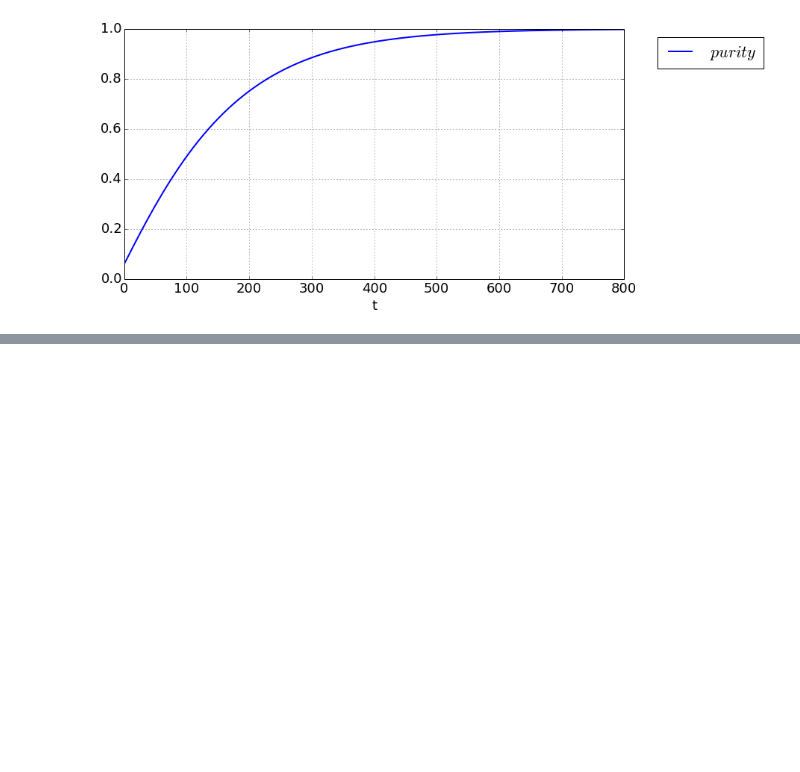
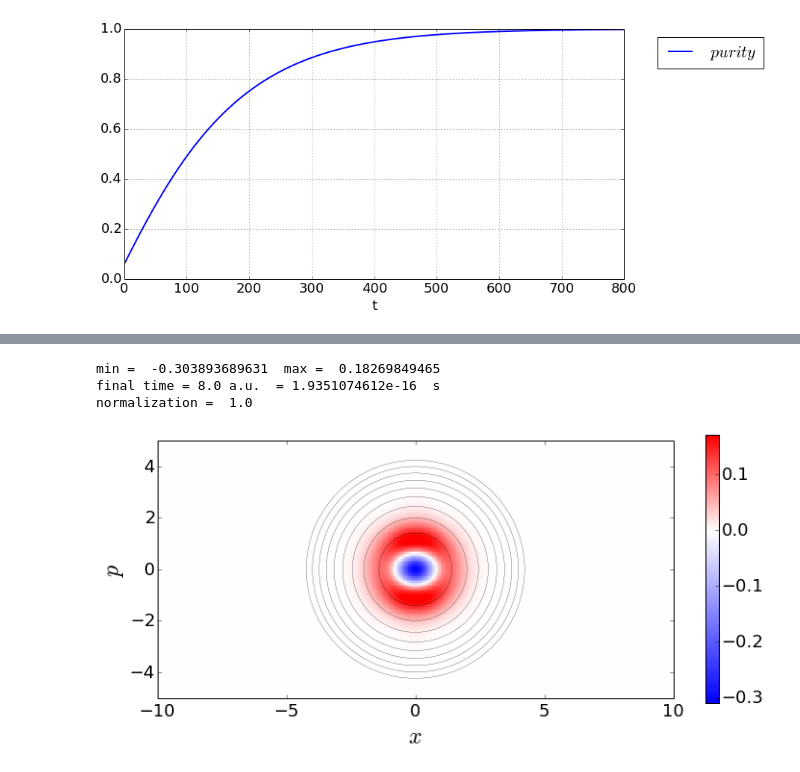
Before and after one commit to cabrer7/PyWignerCUDA, a Jupyter notebook: instances/Wigner2D_GPitaevskii/Wigner2D_GPitaevskii_X2_Bloch.ipynb, the cells around one changed output, grey strips where cells are left out. Cells and saved outputs as stored; diff of their text form; code cells hidden in the pictures; blank space fills up the shorter version.

Commit message:
Wigner GPitaevskii Bloch with first exited state

```diff
--- a/instances/Wigner2D_GPitaevskii/Wigner2D_GPitaevskii_X2_Bloch.ipynb
+++ b/instances/Wigner2D_GPitaevskii/Wigner2D_GPitaevskii_X2_Bloch.ipynb
@@ -304 +306,8 @@ CPU_FILE = h5py.File( CPU_file ,'r')
+# %%
+plot_init = PlotWignerFrame( instance.W_1 , (-10.,10) ,(-5,5)  )
+# %% [output]
+min =  -0.303893689631  max =  0.18269849465
+final time = 8.0 a.u.  = 1.9351074612e-16  s
+normalization =  1.0
+[figure, added]
 # %%
```
Also changed, not shown: parts of 18 cells of this notebook, 2 other files.
